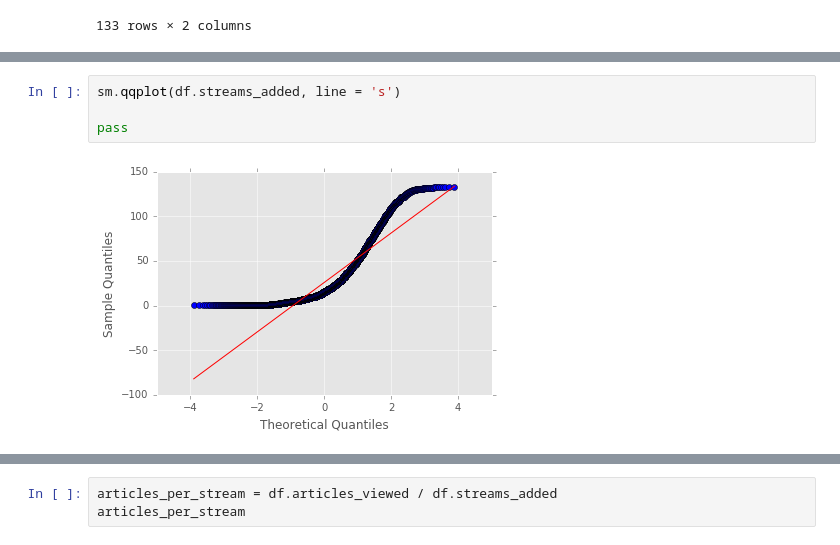
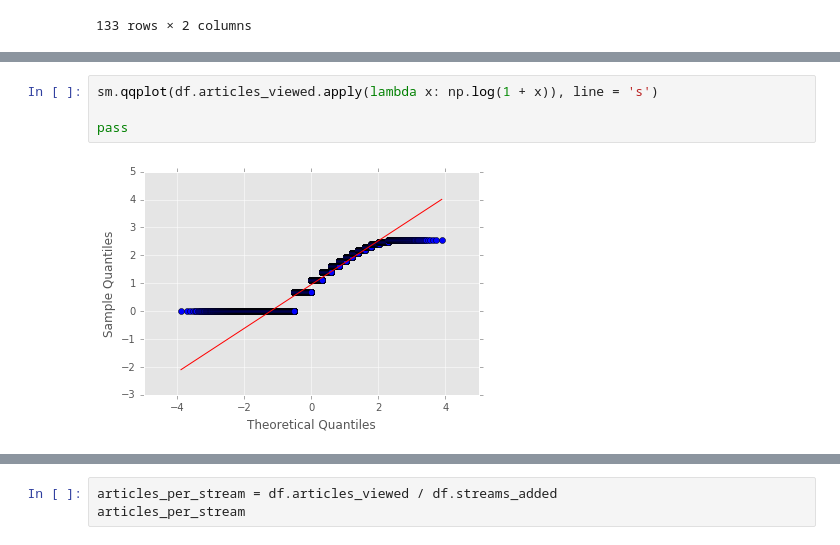
Before and after one commit to awburke/DS-SF-27, a Jupyter notebook: final-project/Final Project Files/Code/Final_Project_notebook.ipynb, the cells around one changed output, grey strips where cells are left out. Saved outputs shown, nothing was run; the diff lists cells and outputs as text.

```diff
--- a/final-project/Final Project Files/Code/Final_Project_notebook.ipynb
+++ b/final-project/Final Project Files/Code/Final_Project_notebook.ipynb
@@ -377,6 +385,6 @@ pd.crosstab(df.streams_added, df.greater_than_5_sessions)
 # %%
-sm.qqplot(df.streams_added, line = 's')
+sm.qqplot(df.articles_viewed.apply(lambda x: np.log(1 + x)), line = 's')
 
 pass
 # %% [output]
-[figure, old version]
+[figure, new version]
```
Also changed, not shown: parts of 3 cells of this notebook, 1 other file.
